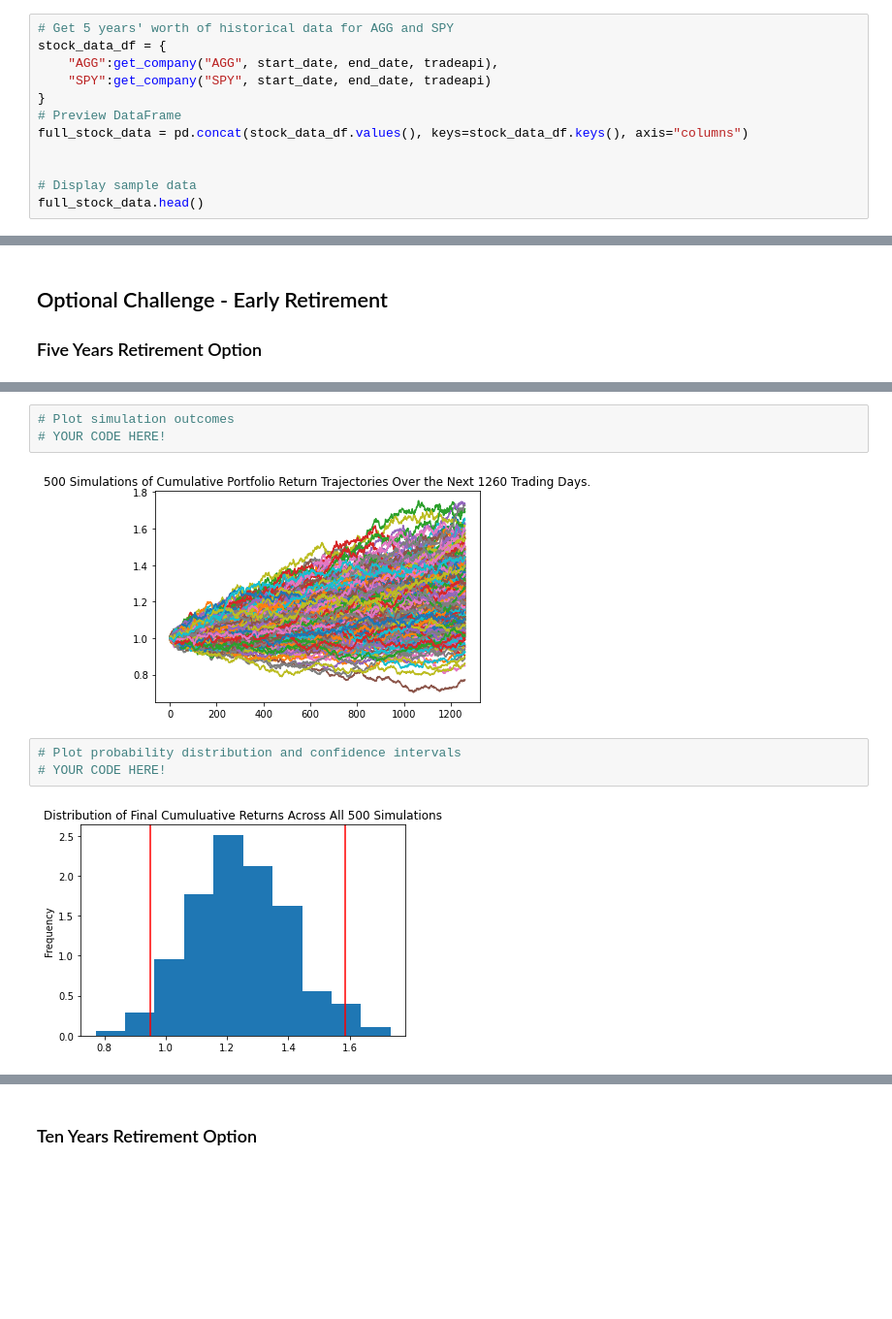
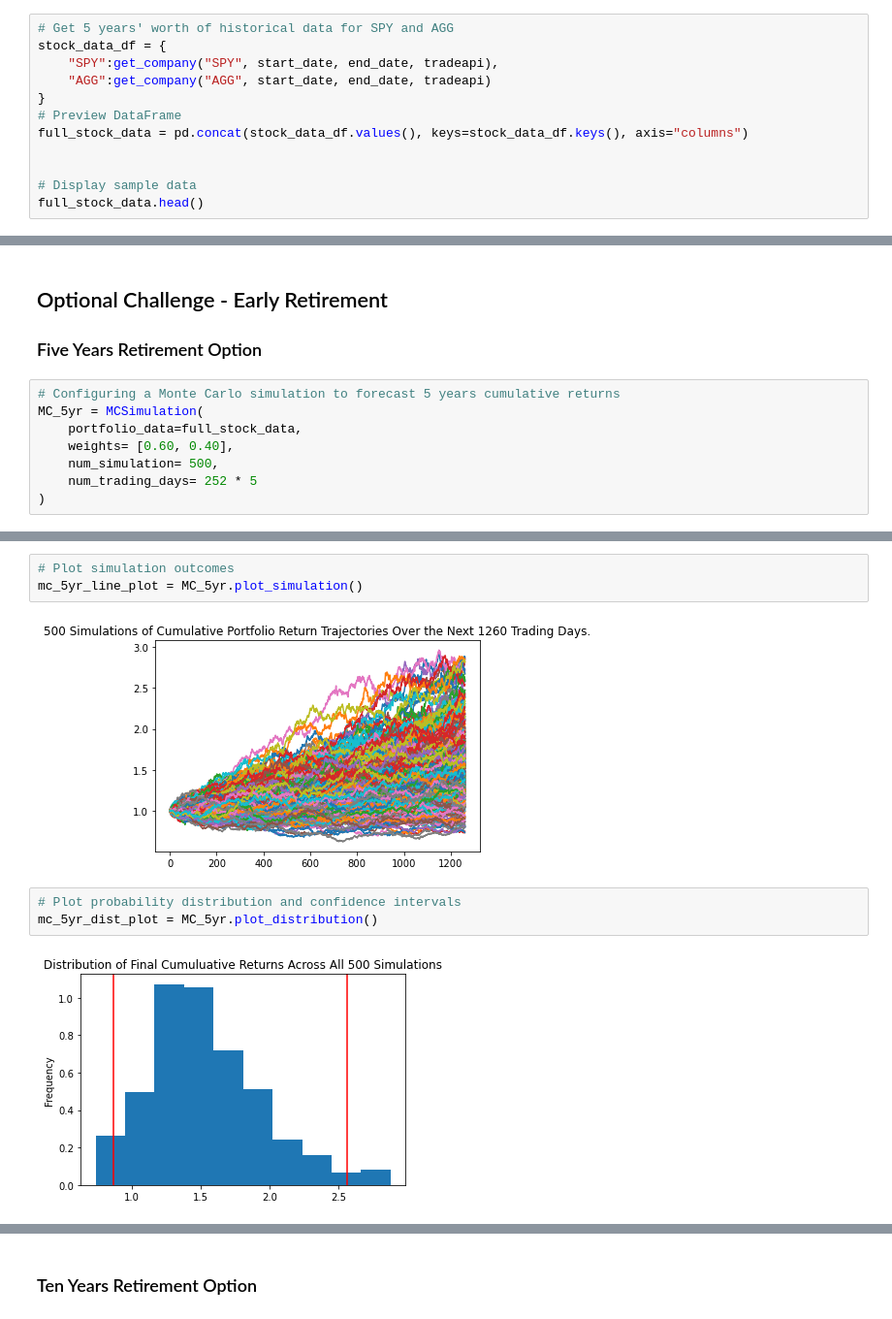
Before and after one commit to a-altman/api-financial-planning, a Jupyter notebook: financial-planner.ipynb, the cells around one changed output, grey strips where cells are left out. Shown at 97% size. Saved outputs shown, nothing was run; the diff lists cells and outputs as text; blank space fills up the shorter version.

```diff
--- a/financial-planner.ipynb
+++ b/financial-planner.ipynb
@@ -172,10 +172,10 @@ Congratulations! Your total savings of $108755.72 is enough money in case of an
 start_date = pd.Timestamp('2017-03-18', tz='America/New_York').isoformat()
 end_date = pd.Timestamp('2022-03-18', tz='America/New_York').isoformat()
 # %%
-# Get 5 years' worth of historical data for AGG and SPY
+# Get 5 years' worth of historical data for SPY and AGG
 stock_data_df = {
-    "AGG":get_company("AGG", start_date, end_date, tradeapi),
-    "SPY":get_company("SPY", start_date, end_date, tradeapi)
+    "SPY":get_company("SPY", start_date, end_date, tradeapi),
+    "AGG":get_company("AGG", start_date, end_date, tradeapi)
 }
 # Preview DataFrame
 full_stock_data = pd.concat(stock_data_df.values(), keys=stock_data_df.keys(), axis="columns")
@@ -282,4 +282,12 @@ There is a 95% chance that an initial investment of $30000.0 in the portfolio ov
 
 
 ### Five Years Retirement Option
+# %%
+# Configuring a Monte Carlo simulation to forecast 5 years cumulative returns
+MC_5yr = MCSimulation(
+    portfolio_data=full_stock_data,
+    weights= [0.60, 0.40],
+    num_simulation= 500,
+    num_trading_days= 252 * 5
+)
 # %%
@@ -322,12 +296,12 @@ Running Monte Carlo simulation number 490.
 # %%
 # Plot simulation outcomes
-# YOUR CODE HERE!
+mc_5yr_line_plot = MC_5yr.plot_simulation()
 # %% [output]
-[figure, old version]
+[figure, new version]
 # %%
 # Plot probability distribution and confidence intervals
-# YOUR CODE HERE!
+mc_5yr_dist_plot = MC_5yr.plot_distribution()
 # %% [output]
-[figure, old version]
+[figure, new version]
 # %%
 # Fetch summary statistics from the Monte Carlo simulation results
```
Also changed, not shown: parts of 25 cells of this notebook, 1 other file.
